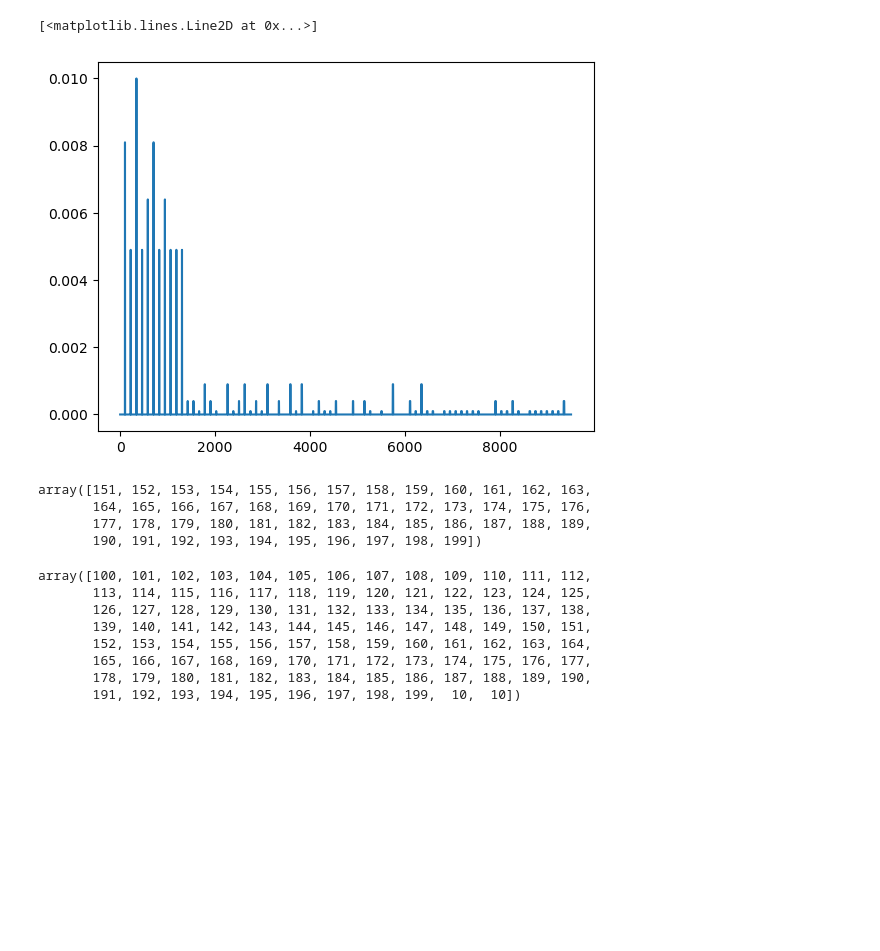
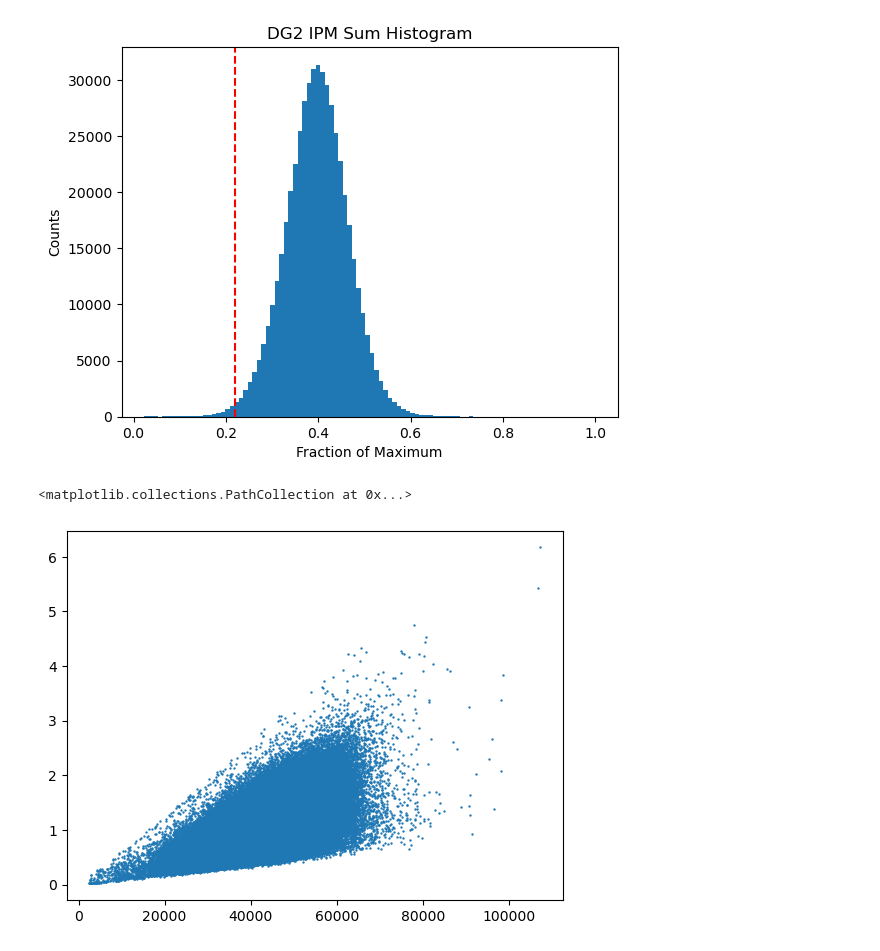
Before and after one commit to Weber-Group/L-10376, a Jupyter notebook: Workbook.ipynb, the cells around one changed output. Cells and saved outputs as stored; diff of their text form; code cells hidden in the pictures; blank space fills up the shorter version.

Commit message:
Added extra functionality in the hist2dlinfit function, working more on the workbook.

```diff
--- a/Workbook.ipynb
+++ b/Workbook.ipynb
@@ -175,5 +159,0 @@ plt.plot(J4MSum)
-# %%
-plt.title('DG2 IPM to J4M Sum Correlation (15-28)')
-plt.ylabel('J4M Sum')
-plt.xlabel('DG2 IPM Sum')
-hist2dLinFit(ipmGood,J4MSum,100);
@@ -182,5 +159,0 @@ hist2dLinFit(ipmGood,J4MSum,100);
-# %%
-plt.title('DG2 IPM to J4M Sum Correlation (15-28)')
-plt.ylabel('J4M Sum / Gas Pressure')
-plt.xlabel('DG2 IPM Sum')
-hist2dLinFit(ipmGood,(J4MSum/gasPGood),100);
@@ -282,15 +159,0 @@ Text(0.1, 0.8, 'Best Offset: -24')
-# %%
-i=-80
-plt.plot((gasPressure[500:10000]-newP[500+i:10000+i])**2)
-# %% [output]
-[<matplotlib.lines.Line2D at 0x...>]
-[figure, removed]
-# %%
-import numpy as np
-foo = np.arange(100,200,1);
-foo[np.where(foo>150)[-1]]
-# %% [output]
-array([151, 152, 153, 154, 155, 156, 157, 158, 159, 160, 161, 162, 163,
-       164, 165, 166, 167, 168, 169, 170, 171, 172, 173, 174, 175, 176,
-       177, 178, 179, 180, 181, 182, 183, 184, 185, 186, 187, 188, 189,
-       190, 191, 192, 193, 194, 195, 196, 197, 198, 199])
@@ -299,11 +160,17 @@ foo = np.append(foo,10)
-# %%
-foo
-# %% [output]
-array([100, 101, 102, 103, 104, 105, 106, 107, 108, 109, 110, 111, 112,
-       113, 114, 115, 116, 117, 118, 119, 120, 121, 122, 123, 124, 125,
-       126, 127, 128, 129, 130, 131, 132, 133, 134, 135, 136, 137, 138,
-       139, 140, 141, 142, 143, 144, 145, 146, 147, 148, 149, 150, 151,
-       152, 153, 154, 155, 156, 157, 158, 159, 160, 161, 162, 163, 164,
-       165, 166, 167, 168, 169, 170, 171, 172, 173, 174, 175, 176, 177,
-       178, 179, 180, 181, 182, 183, 184, 185, 186, 187, 188, 189, 190,
-       191, 192, 193, 194, 195, 196, 197, 198, 199,  10,  10])
+# %%
+##########
+dg2Low = 0.22
+##########
+plt.hist(ipmGood/ipmGood.max(),bins=100);
+plt.axvline(dg2Low,color='r',linestyle='--')
+plt.title('DG2 IPM Sum Histogram')
+plt.xlabel('Fraction of Maximum')
+plt.ylabel('Counts')
+plt.show()
+# %% [output]
+[figure, added]
+# %%
+plt.hist2d(ipmGood,(J4MSumFilter/gasPGood),s=0.5)
+# %% [output]
+<matplotlib.collections.PathCollection at 0x...>
+[figure, added]
```
Also changed, not shown: parts of 20 cells of this notebook, 1 other file.
